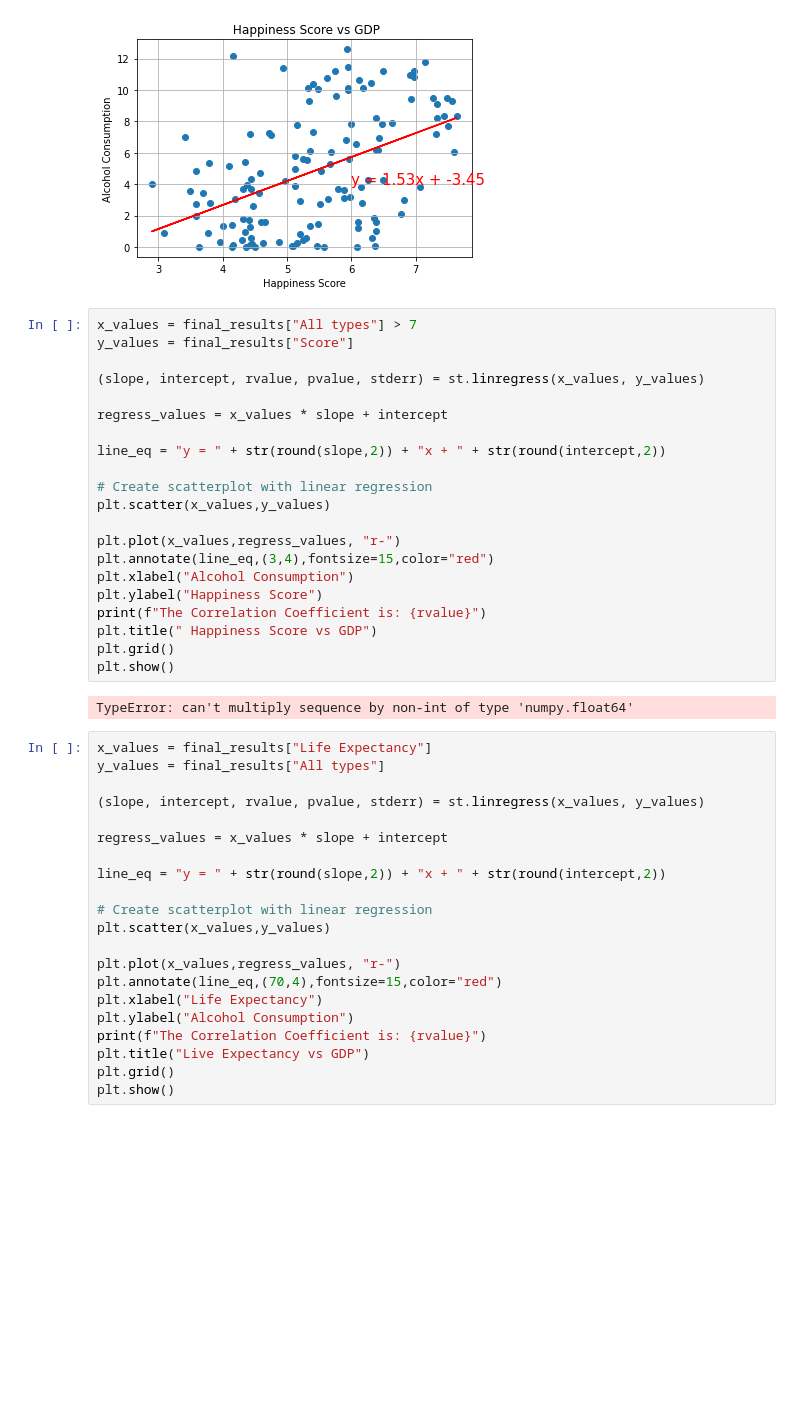
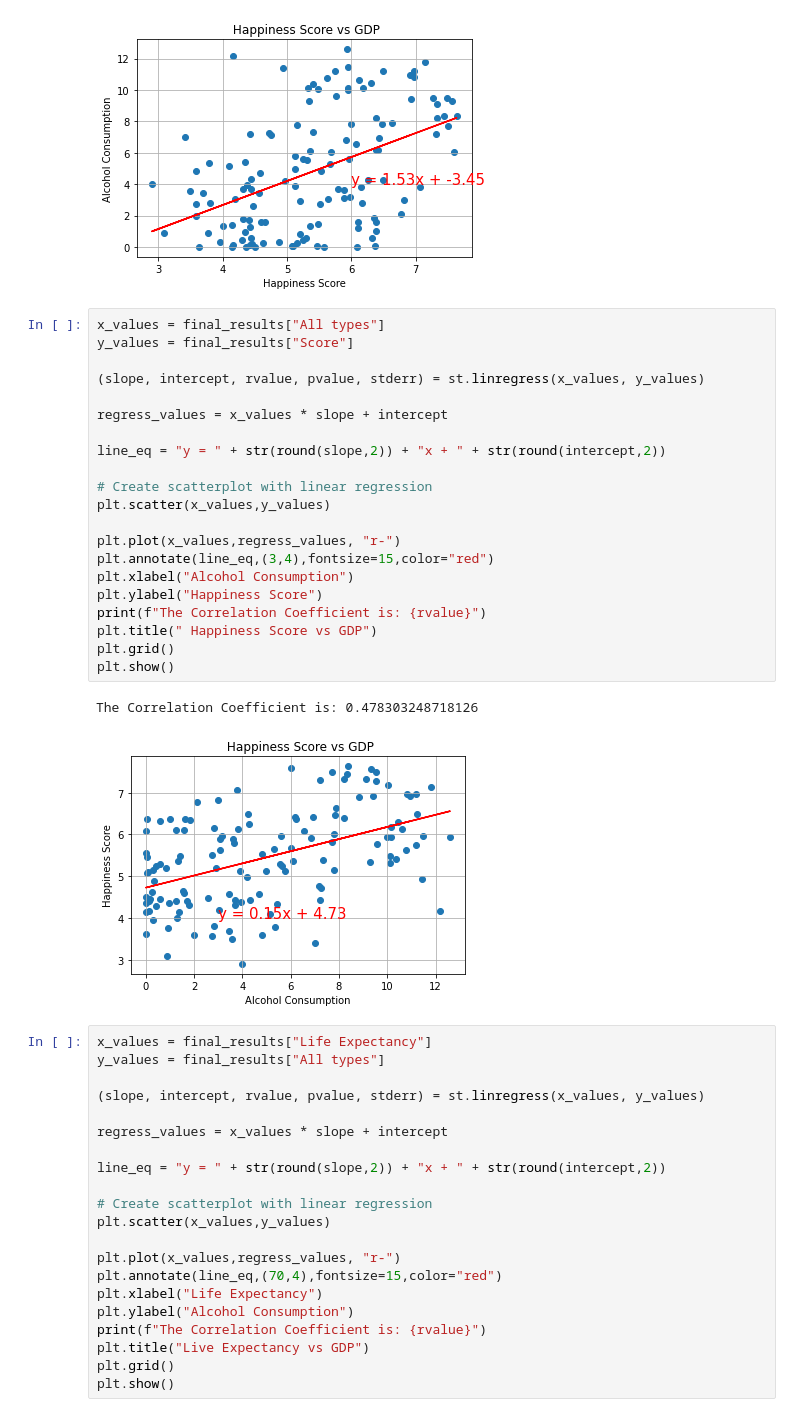
Before and after one commit to Steff-C/Project-1-Happiness-, a Jupyter notebook: Happiness.ipynb, the cells around one changed output. Drawn from its saved outputs; the diff is of its cells as text; blank space fills up the shorter version.

```diff
--- a/Happiness.ipynb
+++ b/Happiness.ipynb
@@ -335,28 +335,29 @@ plt.show()
 The Correlation Coefficient is: 0.4634584630630331
 [figure]
 # %%
-x_values = final_results["All types"] > 7
+x_values = final_results["All types"]
 y_values = final_results["Score"]
 
 (slope, intercept, rvalue, pvalue, stderr) = st.linregress(x_values, y_values)
 
 regress_values = x_values * slope + intercept
 
 line_eq = "y = " + str(round(slope,2)) + "x + " + str(round(intercept,2))
 
 # Create scatterplot with linear regression
 plt.scatter(x_values,y_values)
 
 plt.plot(x_values,regress_values, "r-")
 plt.annotate(line_eq,(3,4),fontsize=15,color="red")
 plt.xlabel("Alcohol Consumption")
 plt.ylabel("Happiness Score")
 print(f"The Correlation Coefficient is: {rvalue}")
 plt.title(" Happiness Score vs GDP")
 plt.grid()
 plt.show()
 # %% [output]
-TypeError: can't multiply sequence by non-int of type 'numpy.float64'
+The Correlation Coefficient is: 0.478303248718126
+[figure, added]
 # %%
 x_values = final_results["Life Expectancy"]
 y_values = final_results["All types"]
```
